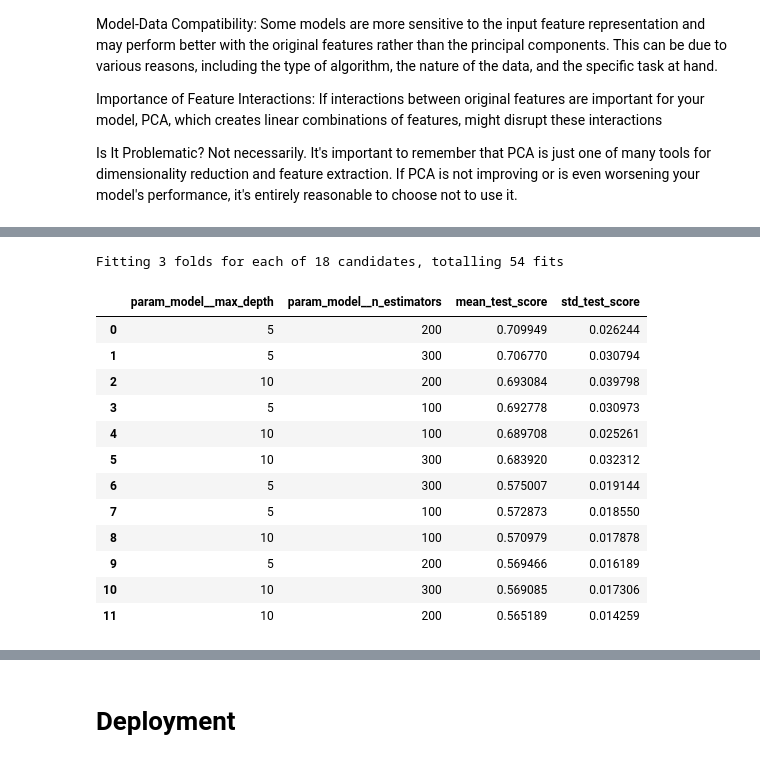
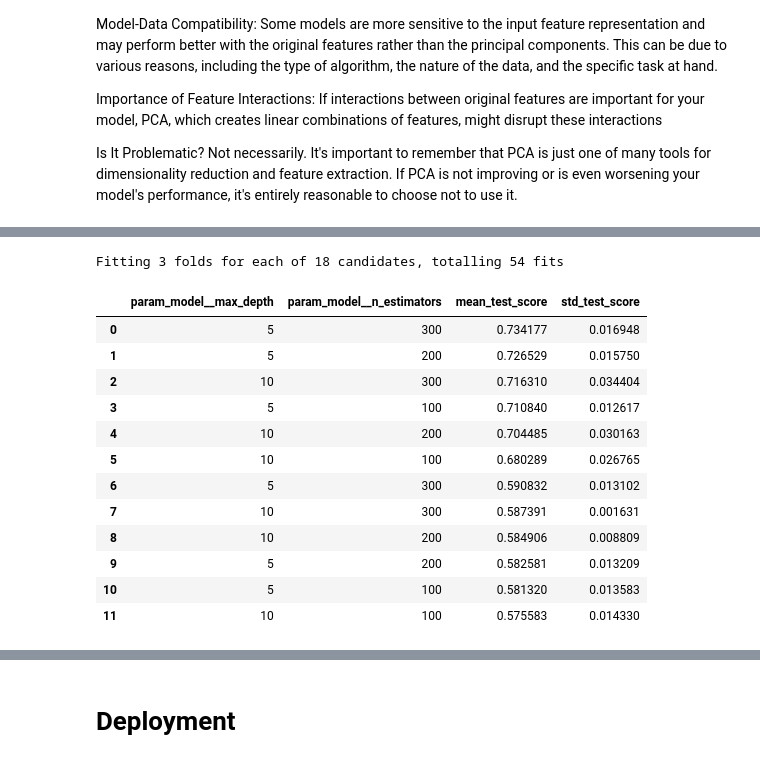
Before and after one commit to thales-vignoli/Failure-Classifier-to-Maintenance, a Jupyter notebook: predictive_maintenance.ipynb, the cells around one changed output, grey strips where cells are left out. Cells and saved outputs as stored; diff of their text form; code cells hidden in the pictures.

```diff
--- a/predictive_maintenance.ipynb
+++ b/predictive_maintenance.ipynb
@@ -703,19 +582,4 @@ metrics
-# %%
-df_model = df.copy()
-X = df_model[NUMERIC_FEATURES + CATEGORIC_FEATURES]
-y = df_model['Failure_type']
-X_train, X_test, y_train, y_test = train_test_split(X, y, test_size=0.2, stratify=y)
 # %%
-# Get categorical feature indices for SMOTENC
-categorical_features_indices = [i for i, feature in enumerate(NUMERIC_FEATURES + CATEGORIC_FEATURES)
-                                if feature in CATEGORIC_FEATURES]
-
-# Creating the new pipeline with SMOTENC using Pipeline
-pip_model = Pipeline(steps=[
-    ('preprocessor', preprocessor_model),
-    ('smotenc', SMOTENC(categorical_features=categorical_features_indices, random_state=42)),
-    ('model', RandomForestClassifier())
-])
 # Updated parameters for GridSearchCV
 params = {
     'model': [
@@ -727,7 +591,7 @@ params = {
 }
 
 # Running GridSearchCV
-grid_search = GridSearchCV(pip_model, params, scoring='f1_macro')
+grid_search = GridSearchCV(pip_model_smotenc, params, scoring='f1_macro')
 grid_search.fit(X_train, y_train)
 
 # Collecting and printing the results
@@ -736,6 +600,7 @@ best_model_index = results['mean_test_score'].idxmax()
 best_model_params = results.loc[best_model_index, 'params']
 best_model_score = results.loc[best_model_index, 'mean_test_score']
 
+#View results
 print("Best model:")
 print(best_model_params)
 print("F1 score of the best model:")
@@ -765,54 +613,41 @@ F1 score of the best model:
 # %%
-# Define the pipelines for numeric and categorical transformations
-num_pipeline = Pipeline([
-    ('num_features', StandardScaler())
-])
-
-cat_pipeline = Pipeline([
-    ('cat_features', OneHotEncoder())
-])
-
-# Create the ColumnTransformer
-preprocessor = ColumnTransformer(transformers=[
-    ('num_features', num_pipeline, NUMERIC_FEATURES),
-    ('cat_features', cat_pipeline, CATEGORIC_FEATURES)
-])
-
 # Correcting the parameter names
-pip_model = Pipeline(steps=[
+pip_model_smotenc = ImbPipeline(steps=[
     ('preprocessor', preprocessor),
     ('smotenc', SMOTENC(categorical_features=categorical_features_indices, random_state=42)),
     ('model', GradientBoostingClassifier())
 ])
 
+#Defining a list of hiper parameters to try tuninning the model
 params = {
-    'preprocessor__num_features__num_features': [StandardScaler(), PowerTransformer()],
+    'preprocessor__num_trans__num_features': [StandardScaler(), PowerTransformer()],
     'model__n_estimators': [100, 200, 300],
     'model__max_depth': [None, 5, 10],
 }
 
-grid = GridSearchCV(pip_model, params, cv=3, scoring='f1_macro', n_jobs=-1, verbose=1)
+#Fit GridSearchCV
+grid = GridSearchCV(pip_model_smotenc, params, cv=3, scoring='f1_macro', n_jobs=-1, verbose=1)
 grid.fit(X_train, y_train)
 
+#View results
 df_grid_results = pd.DataFrame(grid.cv_results_).sort_values('rank_test_score')
 df_grid_results = df_grid_results[['param_model__max_depth', 'param_model__n_estimators', 'mean_test_score', 'std_test_score']]
 df_grid_results = df_grid_results.dropna()
 df_grid_results = df_grid_results.reset_index(drop=True)
-
 df_grid_results
 # %% [output]
 Fitting 3 folds for each of 18 candidates, totalling 54 fits
 |  | param_model__max_depth | param_model__n_estimators | mean_test_score | std_test_score |
-| 0 | 5 | 200 | 0.709949 | 0.026244 |
-| 1 | 5 | 300 | 0.706770 | 0.030794 |
-| 2 | 10 | 200 | 0.693084 | 0.039798 |
-| 3 | 5 | 100 | 0.692778 | 0.030973 |
-| 4 | 10 | 100 | 0.689708 | 0.025261 |
-| 5 | 10 | 300 | 0.683920 | 0.032312 |
-| 6 | 5 | 300 | 0.575007 | 0.019144 |
-| 7 | 5 | 100 | 0.572873 | 0.018550 |
-| 8 | 10 | 100 | 0.570979 | 0.017878 |
-| 9 | 5 | 200 | 0.569466 | 0.016189 |
-| 10 | 10 | 300 | 0.569085 | 0.017306 |
-| 11 | 10 | 200 | 0.565189 | 0.014259 |
+| 0 | 5 | 300 | 0.734177 | 0.016948 |
+| 1 | 5 | 200 | 0.726529 | 0.015750 |
+| 2 | 10 | 300 | 0.716310 | 0.034404 |
+| 3 | 5 | 100 | 0.710840 | 0.012617 |
+| 4 | 10 | 200 | 0.704485 | 0.030163 |
+| 5 | 10 | 100 | 0.680289 | 0.026765 |
+| 6 | 5 | 300 | 0.590832 | 0.013102 |
+| 7 | 10 | 300 | 0.587391 | 0.001631 |
+| 8 | 10 | 200 | 0.584906 | 0.008809 |
+| 9 | 5 | 200 | 0.582581 | 0.013209 |
+| 10 | 5 | 100 | 0.581320 | 0.013583 |
+| 11 | 10 | 100 | 0.575583 | 0.014330 |
 # %%
```
Also changed, not shown: parts of 27 cells of this notebook.
